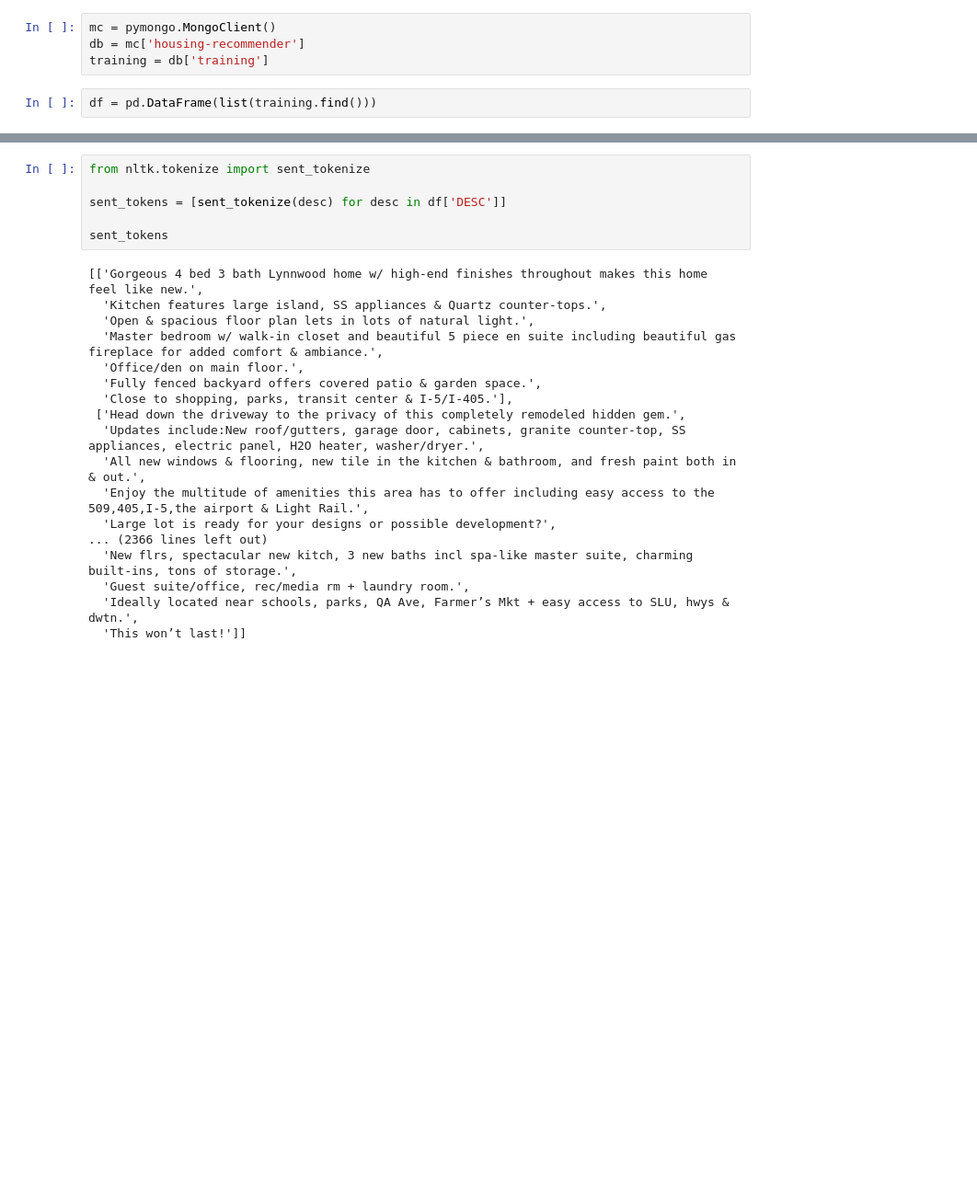
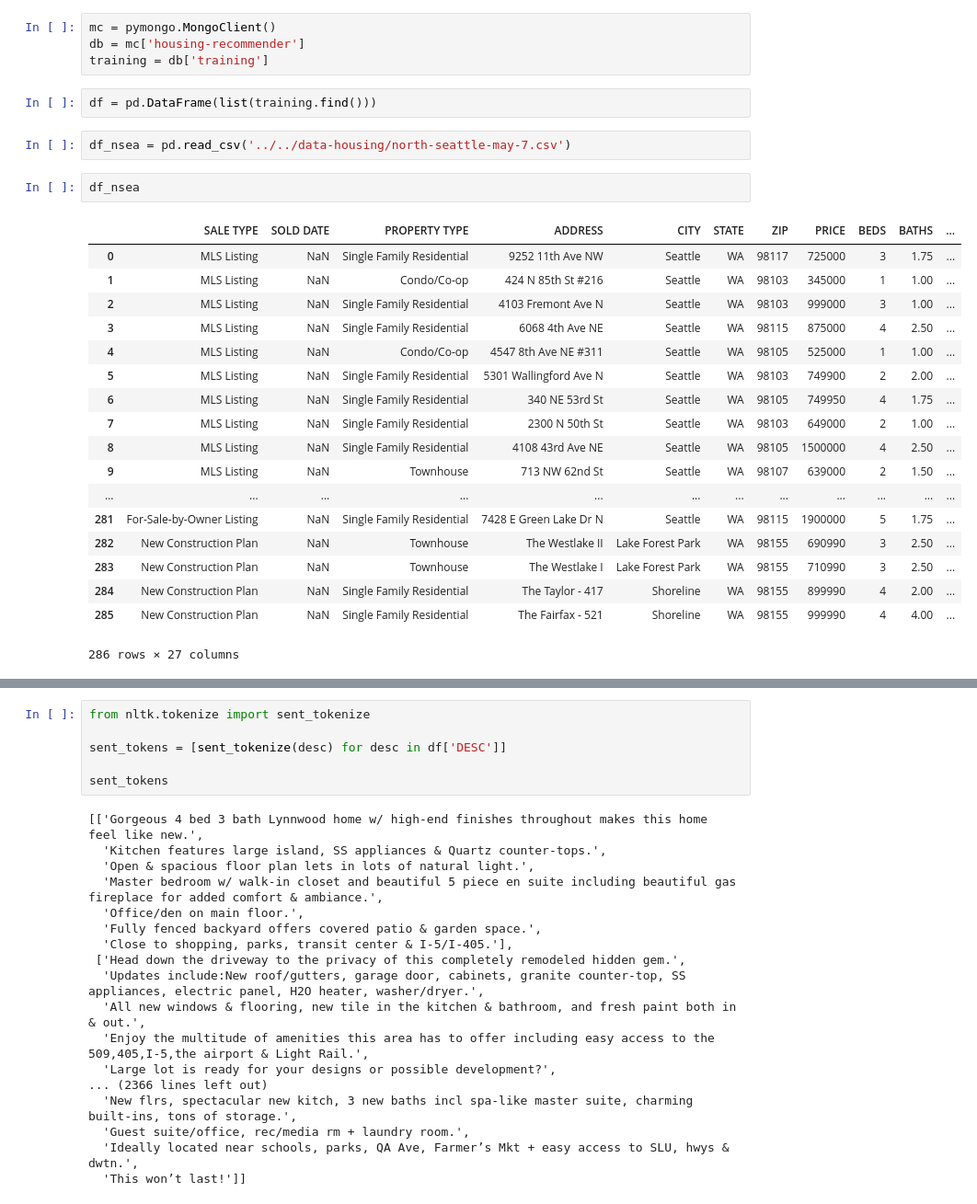
Before and after one commit to ereppond/housing-recommender, a Jupyter notebook: notebooks/EDA.ipynb, the cells around one changed output, grey strips where cells are left out. Shown at 92% size. Drawn from its saved outputs; the diff is of its cells as text; blank space fills up the shorter version.

```diff
--- a/notebooks/EDA.ipynb
+++ b/notebooks/EDA.ipynb
@@ -12,4 +12,27 @@ db = mc['housing-recommender']
 training = db['training']
 # %%
 df = pd.DataFrame(list(training.find()))
+# %%
+df_nsea = pd.read_csv('../../data-housing/north-seattle-may-7.csv')
+# %%
+df_nsea
+# %% [output]
+|  | SALE TYPE | SOLD DATE | PROPERTY TYPE | ADDRESS | CITY | STATE | ZIP | PRICE | BEDS | BATHS | ... |
+| 0 | MLS Listing | NaN | Single Family Residential | 9252 11th Ave NW | Seattle | WA | 98117 | 725000 | 3 | 1.75 | ... |
+| 1 | MLS Listing | NaN | Condo/Co-op | 424 N 85th St #216 | Seattle | WA | 98103 | 345000 | 1 | 1.00 | ... |
+| 2 | MLS Listing | NaN | Single Family Residential | 4103 Fremont Ave N | Seattle | WA | 98103 | 999000 | 3 | 1.00 | ... |
+| 3 | MLS Listing | NaN | Single Family Residential | 6068 4th Ave NE | Seattle | WA | 98115 | 875000 | 4 | 2.50 | ... |
+| 4 | MLS Listing | NaN | Condo/Co-op | 4547 8th Ave NE #311 | Seattle | WA | 98105 | 525000 | 1 | 1.00 | ... |
+| 5 | MLS Listing | NaN | Single Family Residential | 5301 Wallingford Ave N | Seattle | WA | 98103 | 749900 | 2 | 2.00 | ... |
+| 6 | MLS Listing | NaN | Single Family Residential | 340 NE 53rd St | Seattle | WA | 98105 | 749950 | 4 | 1.75 | ... |
+| 7 | MLS Listing | NaN | Single Family Residential | 2300 N 50th St | Seattle | WA | 98103 | 649000 | 2 | 1.00 | ... |
+| 8 | MLS Listing | NaN | Single Family Residential | 4108 43rd Ave NE | Seattle | WA | 98105 | 1500000 | 4 | 2.50 | ... |
+| 9 | MLS Listing | NaN | Townhouse | 713 NW 62nd St | Seattle | WA | 98107 | 639000 | 2 | 1.50 | ... |
+| ... | ... | ... | ... | ... | ... | ... | ... | ... | ... | ... | ... |
+| 281 | For-Sale-by-Owner Listing | NaN | Single Family Residential | 7428 E Green Lake Dr N | Seattle | WA | 98115 | 1900000 | 5 | 1.75 | ... |
+| 282 | New Construction Plan | NaN | Townhouse | The Westlake II | Lake Forest Park | WA | 98155 | 690990 | 3 | 2.50 | ... |
+| 283 | New Construction Plan | NaN | Townhouse | The Westlake I | Lake Forest Park | WA | 98155 | 710990 | 3 | 2.50 | ... |
+| 284 | New Construction Plan | NaN | Single Family Residential | The Taylor - 417 | Shoreline | WA | 98155 | 899990 | 4 | 2.00 | ... |
+| 285 | New Construction Plan | NaN | Single Family Residential | The Fairfax - 521 | Shoreline | WA | 98155 | 999990 | 4 | 4.00 | ... |
+286 rows × 27 columns
 # %%
```
Also changed, not shown: parts of 5 cells of this notebook.
